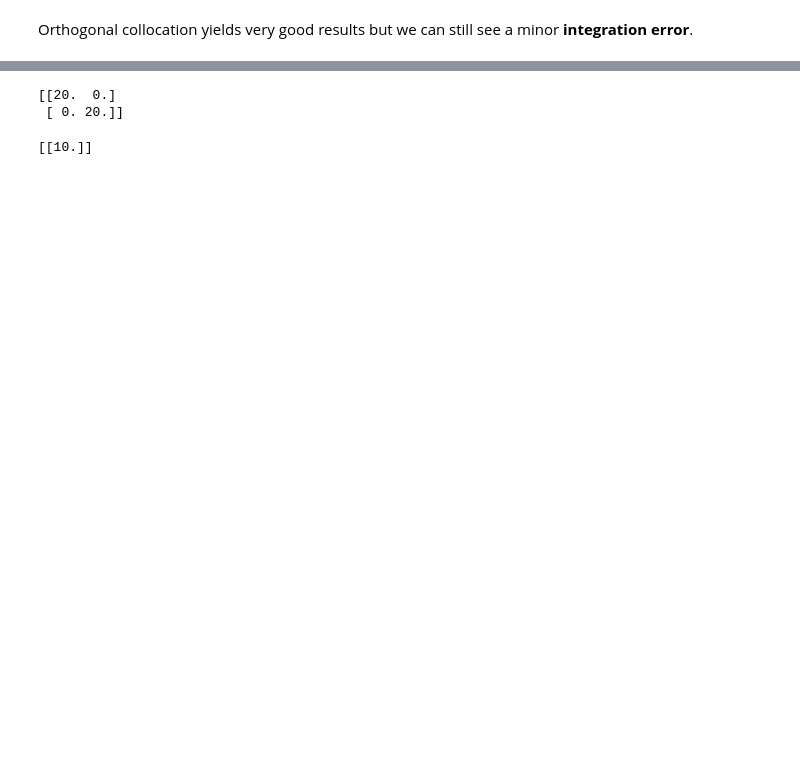
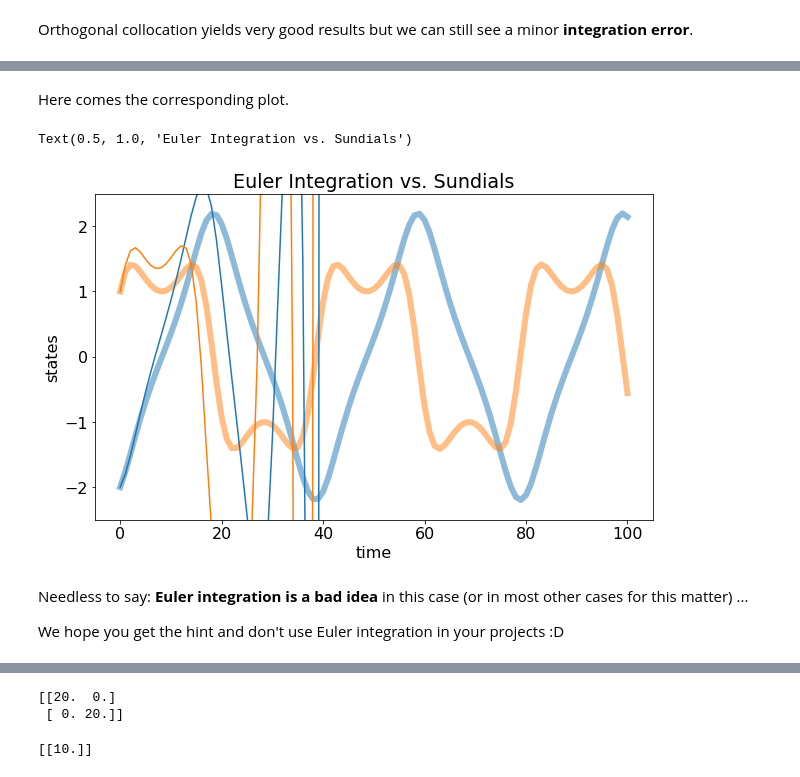
Before and after one commit to 4flixt/TUB_IoT_MPC20, a Jupyter notebook: E4/04_Continuous_MPC_OrthogonalCollocation.ipynb, the cells around one changed output, grey strips where cells are left out. Saved outputs shown, nothing was run; the diff lists cells and outputs as text; code cells hidden in the pictures; blank space fills up the shorter version.

```diff
--- a/E4/04_Continuous_MPC_OrthogonalCollocation.ipynb
+++ b/E4/04_Continuous_MPC_OrthogonalCollocation.ipynb
@@ -118,8 +147,8 @@ res_x = [x_0]
 for i in range(N_sim):
     res_integrator = ode_solver(x0=x_0, p=u_k)
     x_next = res_integrator['xf']
-    res_x.append(x_next)
+    res_x_sundials.append(x_next)
     x_0 = x_next
 
 # Make an array from the list of arrays:
-res_x = np.concatenate(res_x,axis=1)
+res_x_sundials = np.concatenate(res_x_sundials,axis=1)
@@ -471,3 +565,46 @@ Orthogonal collocation yields very good results but we can still see a minor **i
+# %%
+# Define the initial condition
+x_0 = np.array([-2,1]).reshape(2,1)
+# Define the input (for the moment consider u = 0)
+u_k = np.array([[0]])
+
+res_x_euler = [x_0]
+
+for i in range(N_sim):
+    x_next = x_0 + dt*system(x_0, u_k)
+    res_x_euler.append(x_next)
+    x_0 = x_next
+
+    if np.any(np.abs(x_0.full())>1e3):
+        break
+
+# Make an array from the list of arrays:
+res_x_euler = np.concatenate(res_x_euler,axis=1)
+# %% [markdown]
+Here comes the corresponding plot.
+# %%
+fig, ax = plt.subplots(figsize=(10,6))
+
+# plot the states
+ax.plot(res_x_sundials.T, alpha=0.5, linewidth=6)
+ax.set_prop_cycle(None)
+ax.plot(res_x_euler.T)
+
+ax.set_ylim(-2.5,2.5)
+
+
+# Set labels
+ax.set_ylabel('states')
+ax.set_xlabel('time')
+
+ax.set_title('Euler Integration vs. Sundials')
+# %% [output]
+Text(0.5, 1.0, 'Euler Integration vs. Sundials')
+[figure, added]
+# %% [markdown]
+Needless to say: **Euler integration is a bad idea** in this case (or in most other cases for this matter) ...
+
+We hope you get the hint and don't use Euler integration in your projects :D
 # %% [markdown]
 # MPC with orthogonal collocation
 
```
Also changed, not shown: parts of 61 cells of this notebook.
